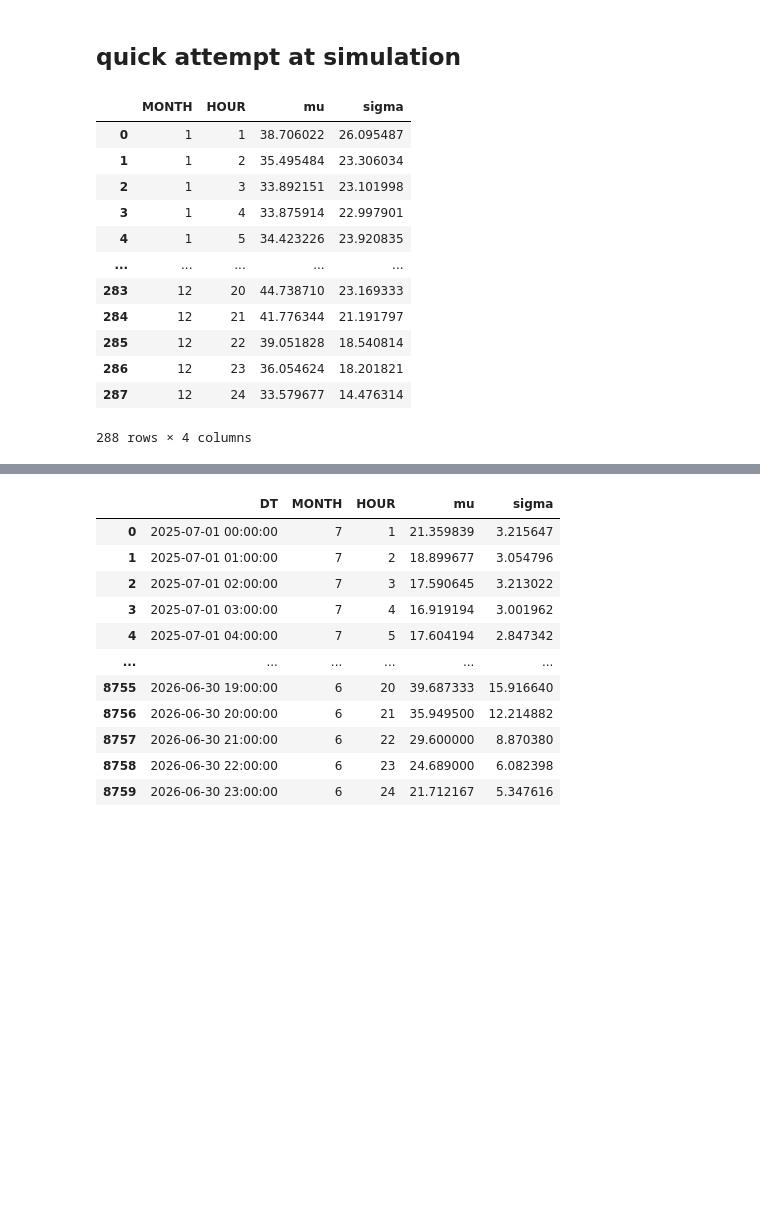
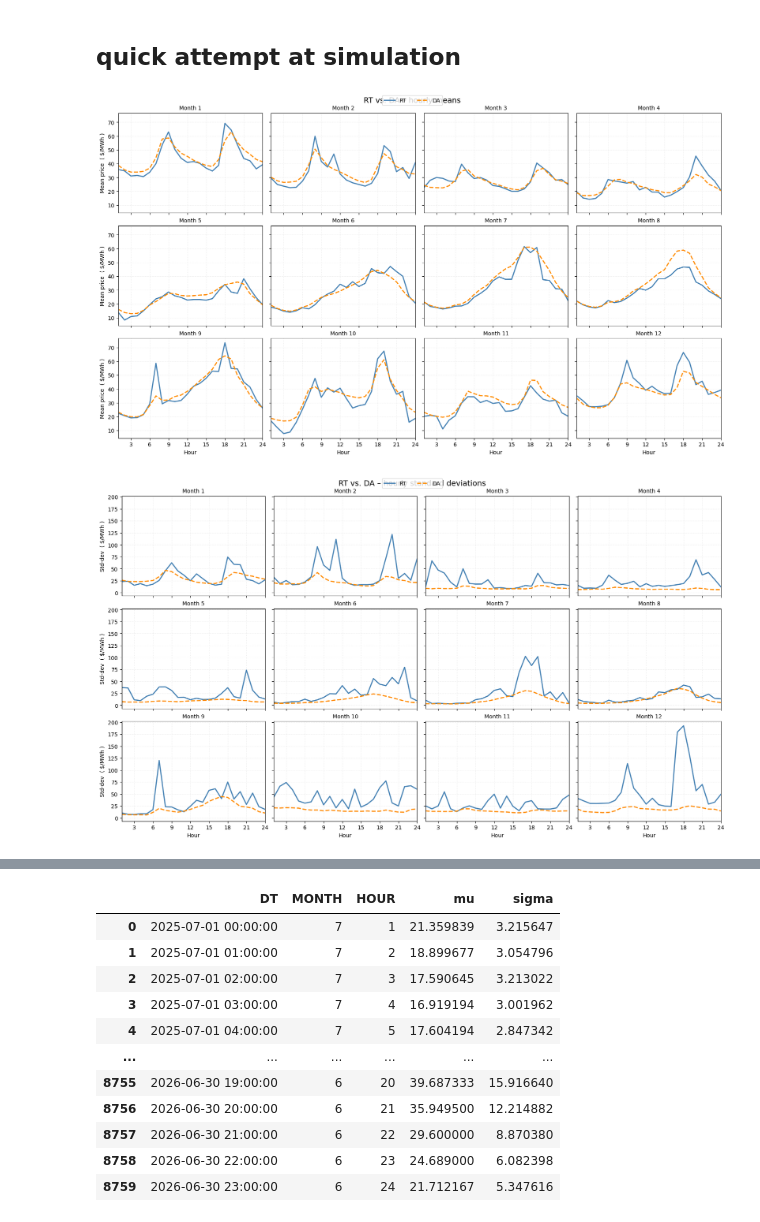
Before and after one commit to sxcben/Financing_Grid_final_project, a Jupyter notebook: code/exploration.ipynb, the cells around one changed output, grey strips where cells are left out. Drawn from its saved outputs; the diff is of its cells as text; code cells hidden in the pictures; blank space fills up the shorter version.

```diff
--- a/code/exploration.ipynb
+++ b/code/exploration.ipynb
@@ -106,18 +107,62 @@ def monthly_stats(df):
 rt_stats = monthly_stats(node_RT_LMP)
 da_stats = monthly_stats(node_DA_LMP)
 # %%
-da_stats
+
+from matplotlib.ticker import MaxNLocator
+
+def plot_monthly(rt_df, da_df, col, ylabel, title):
+    """
+    col      – 'mu' or 'sigma'
+    ylabel   – axis label string
+    title    – figure title
+    """
+    fig, axes = plt.subplots(
+        3, 4, figsize=(16, 9), sharex=True, sharey=True,
+        constrained_layout=True
+    )
+    axes = axes.ravel()
+
+    for m in range(1, 13):
+        ax = axes[m - 1]
+
+        rt_m = rt_df[rt_df["MONTH"] == m].sort_values("HOUR")
+        da_m = da_df[da_df["MONTH"] == m].sort_values("HOUR")
+
+        ax.plot(rt_m["HOUR"], rt_m[col],
+                lw=2, color="steelblue", label="RT")
+        ax.plot(da_m["HOUR"], da_m[col],
+                lw=2, ls="--", color="darkorange", label="DA")
+
+        # cosmetics ------------
+        ax.set_title(f"Month {m}", fontsize=10)
+        ax.set_xlim(1, 24)
+        ax.set_xticks(range(1, 25, 3))            # every 3 hours
+        ax.xaxis.set_major_locator(MaxNLocator(nbins=8))
+        ax.grid(ls=":", alpha=0.3)
+
+        if m in (9, 10, 11, 12):                  # bottom row
+            ax.set_xlabel("Hour")
+        if m in (1, 5, 9):                        # left column
+            ax.set_ylabel(ylabel)
+
+    # single legend outside the grid
+    handles, labels = axes[0].get_legend_handles_labels()
+    fig.legend(handles, labels, ncol=2, loc="upper center")
+    fig.suptitle(title, fontsize=14, y=1.02)
+    plt.show()
+
+# -------------------------------------------------------------
+# 3.  Call once for μ and once for σ
+# -------------------------------------------------------------
+plot_monthly(rt_stats, da_stats,
+             col="mu",
+             ylabel="Mean price  ( $/MWh )",
+             title="RT vs. DA – hourly means")
+
+plot_monthly(rt_stats, da_stats,
+             col="sigma",
+             ylabel="Std-dev  ( $/MWh )",
+             title="RT vs. DA – hourly standard deviations")
 # %% [output]
-|  | MONTH | HOUR | mu | sigma |
-| 0 | 1 | 1 | 38.706022 | 26.095487 |
-| 1 | 1 | 2 | 35.495484 | 23.306034 |
-| 2 | 1 | 3 | 33.892151 | 23.101998 |
-| 3 | 1 | 4 | 33.875914 | 22.997901 |
-| 4 | 1 | 5 | 34.423226 | 23.920835 |
-| ... | ... | ... | ... | ... |
-| 283 | 12 | 20 | 44.738710 | 23.169333 |
-| 284 | 12 | 21 | 41.776344 | 21.191797 |
-| 285 | 12 | 22 | 39.051828 | 18.540814 |
-| 286 | 12 | 23 | 36.054624 | 18.201821 |
-| 287 | 12 | 24 | 33.579677 | 14.476314 |
-288 rows × 4 columns
+[figure, added]
+[figure, added]
```
Also changed, not shown: parts of 8 cells of this notebook.
